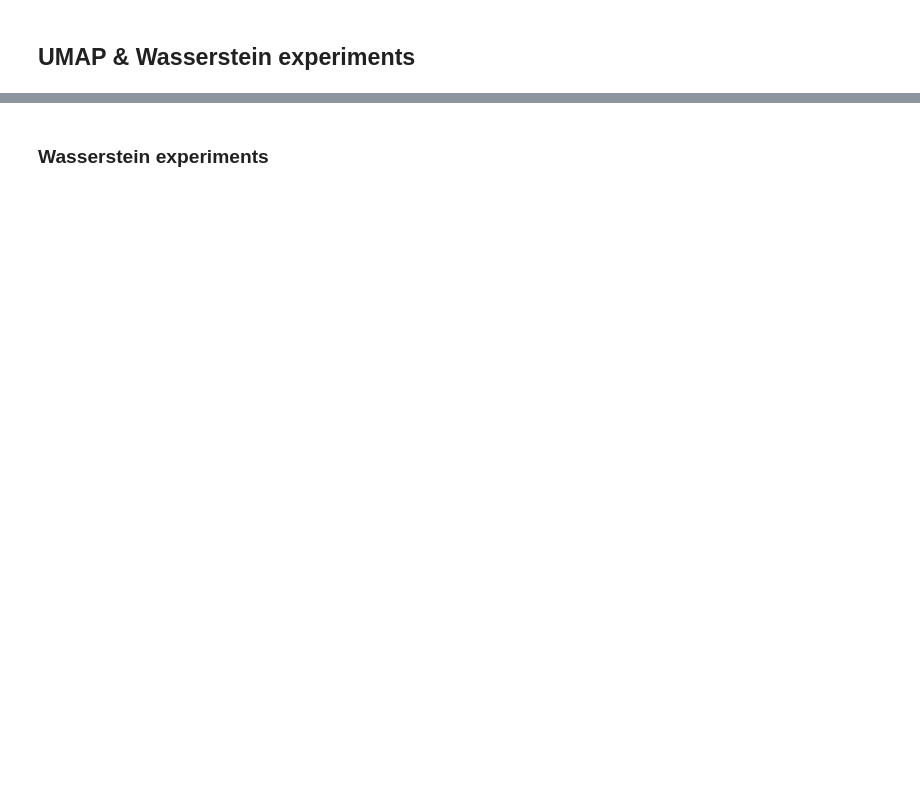
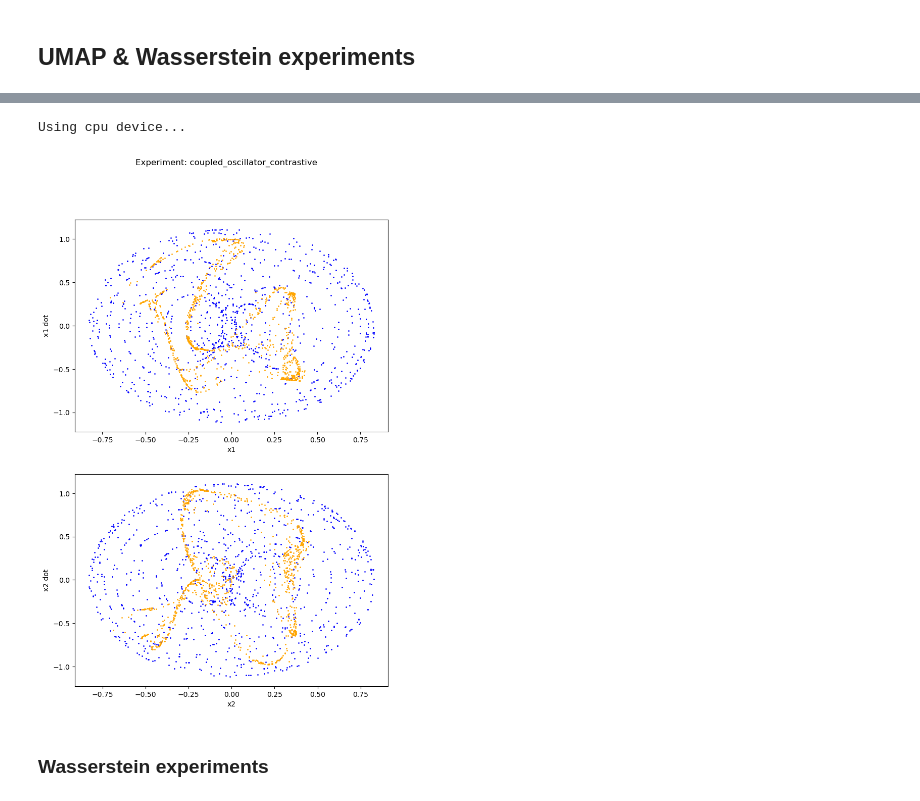
Before and after one commit to waleko/ai-prentice-conservation-laws, a Jupyter notebook: Contrastive Learning.ipynb, the cells around one changed output, grey strips where cells are left out. Cells and saved outputs as stored; diff of their text form; code cells hidden in the pictures; blank space fills up the shorter version.

```diff
--- a/Contrastive Learning.ipynb
+++ b/Contrastive Learning.ipynb
@@ -32,9 +46,12 @@ target_embedding, dist_matrix = exp.calc_umap_wd(200, 200)
 # %%
 target_embedding_tensor = torch.tensor(target_embedding).float()
 
-def umap_mse(embedding, labels, lambda_=1):
+def umap_mse(embedding, labels, lambda_=0.1):
     global target_embedding_tensor
     return torch.mean((embedding - target_embedding_tensor[labels.long(),])**2) * lambda_
 # %%
-suite = ae.TrajectoryContrastiveSuite(exp, contrastive_loss=umap_mse, batch_size=256, epochs=500, do_animate=True)
+suite = ae.TrajectoryContrastiveSuite(exp, contrastive_loss=umap_mse, batch_size=128, epochs=500, do_animate=True)
 model = suite.train(80, 200)
+# %% [output]
+Using cpu device...
+[figure, added]
```
Also changed, not shown: parts of 13 cells of this notebook, 2 other files.
